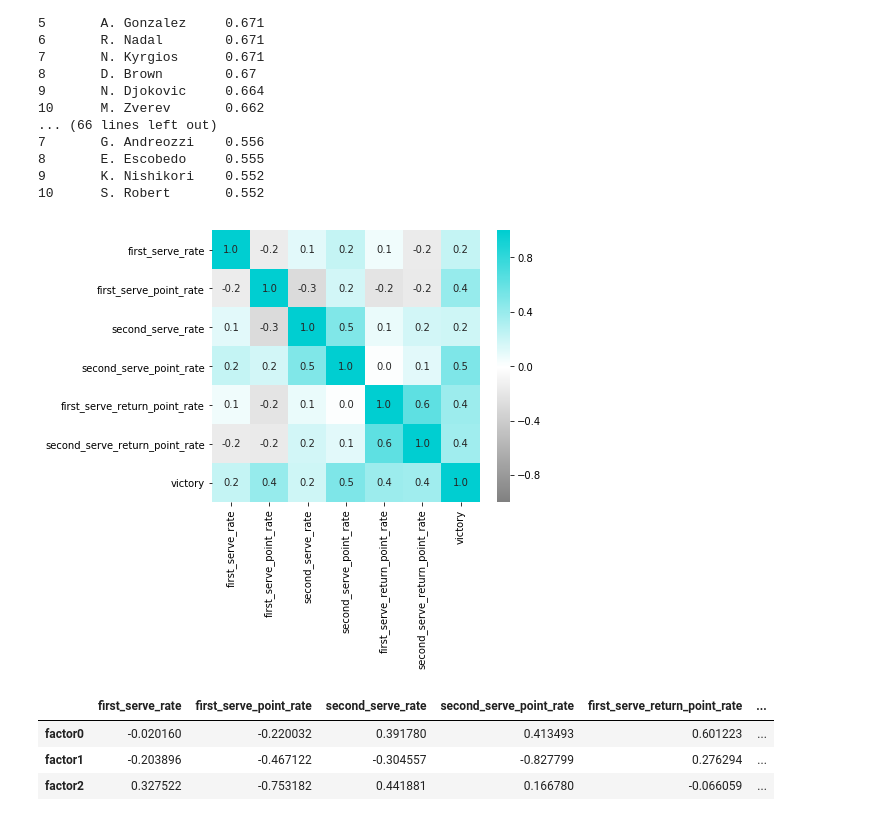
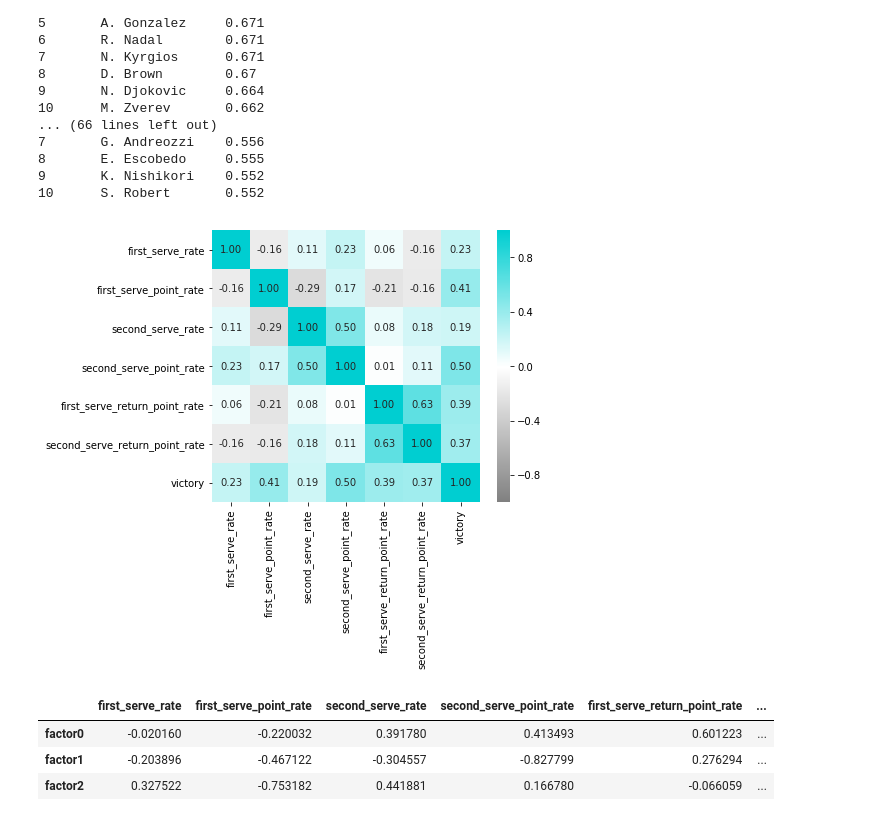
Before and after one commit to Gin04gh/datascience, a Jupyter notebook: kaggle_dataset_large_tennis_dataset_for_atp_itf_betting/analysis_service_return_strength.ipynb, the cells around one changed output. Cells and saved outputs as stored; diff of their text form; code cells hidden in the pictures.

```diff
--- a/kaggle_dataset_large_tennis_dataset_for_atp_itf_betting/analysis_service_return_strength.ipynb
+++ b/kaggle_dataset_large_tennis_dataset_for_atp_itf_betting/analysis_service_return_strength.ipynb
@@ -146,10 +146,10 @@ first_serve_rate
 10      S. Robert       0.552
 # %%
 plt.figure(figsize=(6,5))
-sns.heatmap(df_tmp.corr(), annot=True, vmax=1, vmin=-1, fmt='.1f', cmap=cm)
+sns.heatmap(df_tmp.corr(), annot=True, vmax=1, vmin=-1, fmt='.2f', cmap=cm)
 plt.show()
 # %% [output]
-[figure, old version]
+[figure, new version]
 # %%
 x = df_tmp_n[target_cols].values
 y = df_tmp_n.index
```
